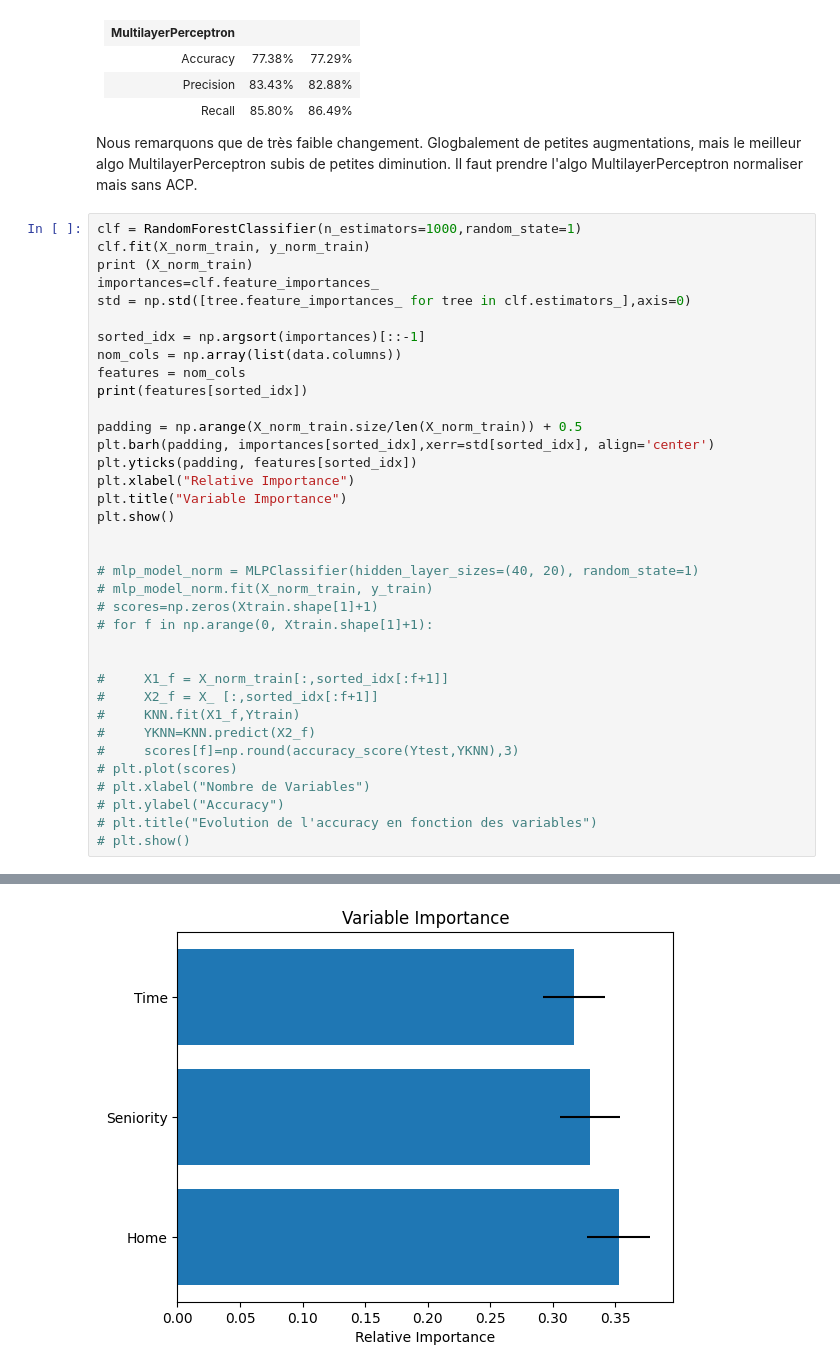
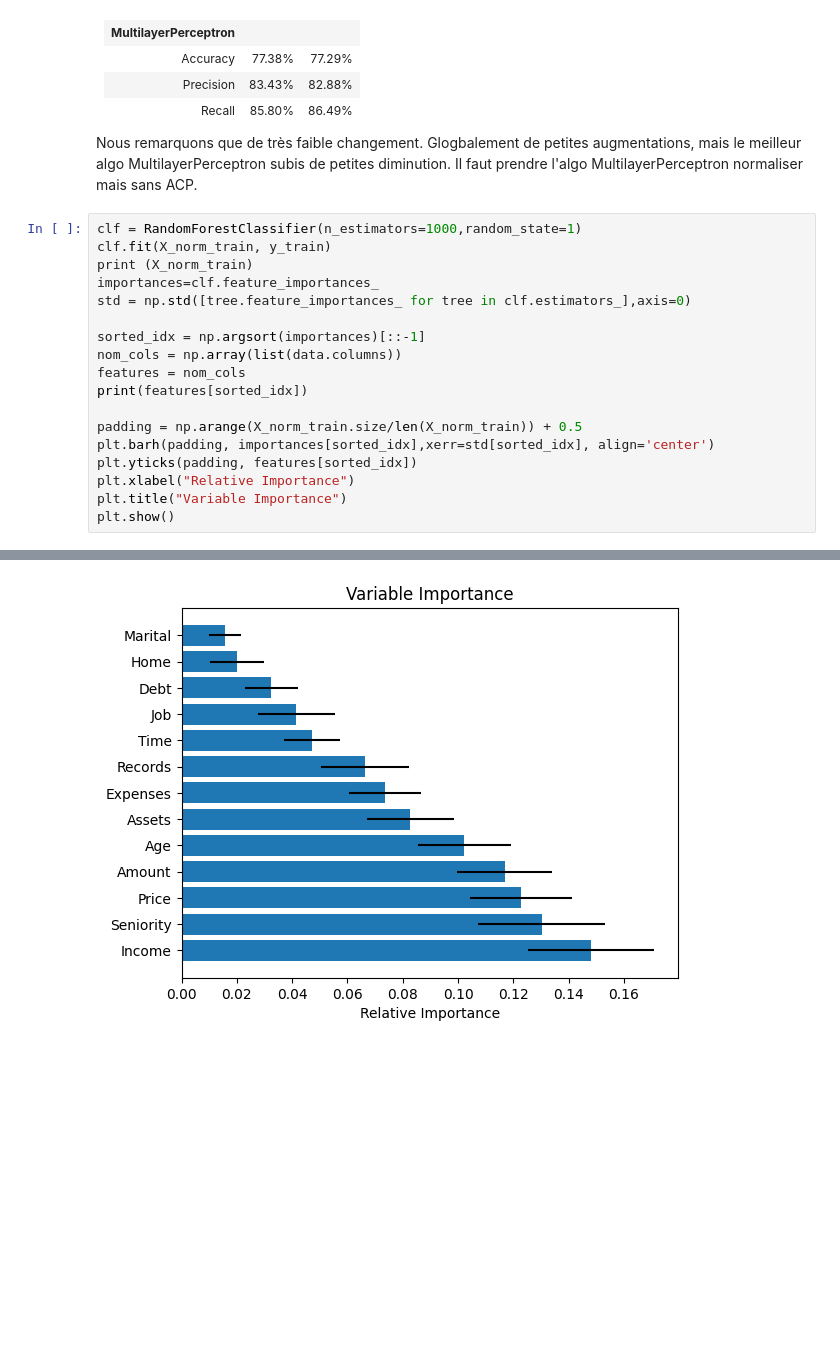
Before and after one commit to Valentintin/M1-Learning-Analysis-data, a Jupyter notebook: Untitled1.ipynb, the cells around one changed output, grey strips where cells are left out. Drawn from its saved outputs; the diff is of its cells as text; blank space fills up the shorter version.

```diff
--- a/Untitled1.ipynb
+++ b/Untitled1.ipynb
@@ -367,7 +367,7 @@ Nous remarquons que de très faible changement. Glogbalement de petites augmenta
 Il faut prendre l'algo MultilayerPerceptron normaliser mais sans ACP.
 # %%
 clf = RandomForestClassifier(n_estimators=1000,random_state=1)
-clf.fit(X_norm_train, y_norm_train)
+clf.fit(X_norm_train, y_train)
 print (X_norm_train)
 importances=clf.feature_importances_
 std = np.std([tree.feature_importances_ for tree in clf.estimators_],axis=0)
@@ -383,22 +383,4 @@ plt.yticks(padding, features[sorted_idx])
 plt.xlabel("Relative Importance")
 plt.title("Variable Importance")
 plt.show()
-
-
-# mlp_model_norm = MLPClassifier(hidden_layer_sizes=(40, 20), random_state=1)
-# mlp_model_norm.fit(X_norm_train, y_train)
-# scores=np.zeros(Xtrain.shape[1]+1)
-# for f in np.arange(0, Xtrain.shape[1]+1):
-
-
-#     X1_f = X_norm_train[:,sorted_idx[:f+1]]
-#     X2_f = X_ [:,sorted_idx[:f+1]]
-#     KNN.fit(X1_f,Ytrain)
-#     YKNN=KNN.predict(X2_f)
-#     scores[f]=np.round(accuracy_score(Ytest,YKNN),3)
-# plt.plot(scores)
-# plt.xlabel("Nombre de Variables")
-# plt.ylabel("Accuracy")
-# plt.title("Evolution de l'accuracy en fonction des variables")
-# plt.show()
 # %% [output]
@@ -422 +402 @@ plt.show()
-[figure, old version]
+[figure, new version]
```
Also changed, not shown: parts of 8 cells of this notebook.
